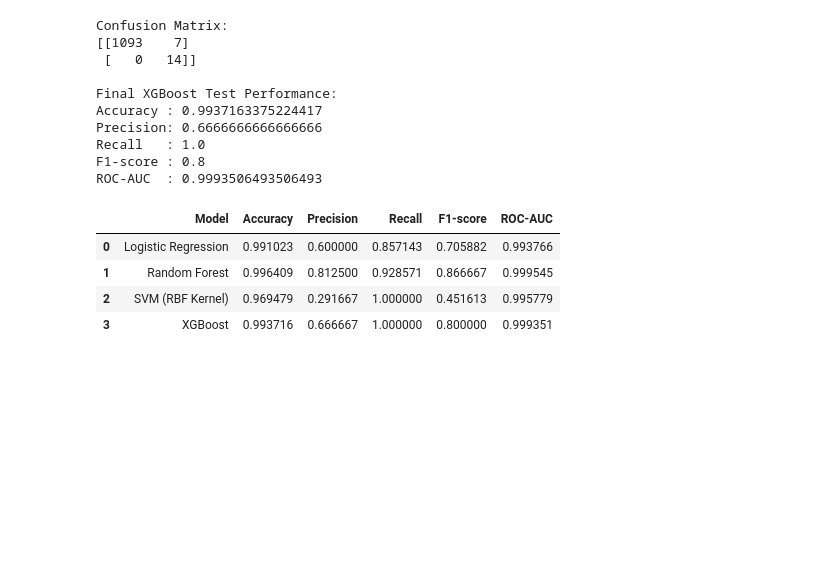
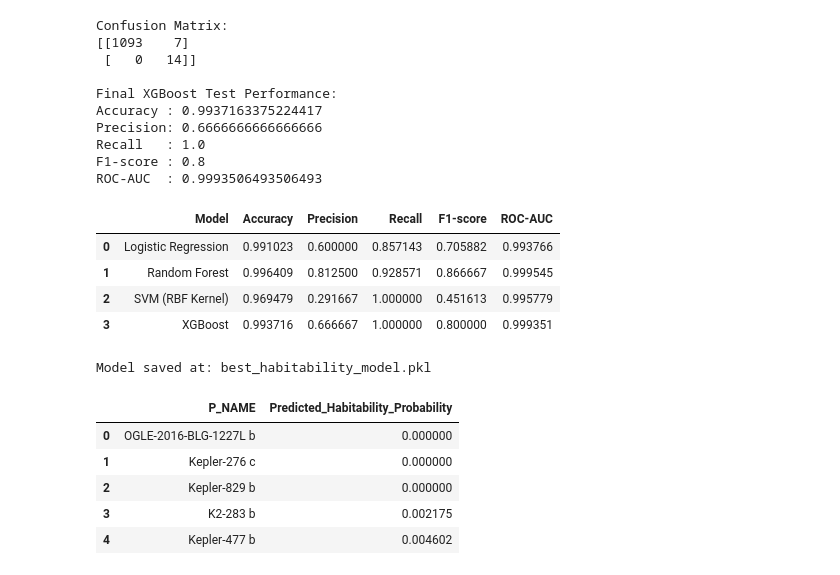
Before and after one commit to varshini-nandula/exohabitai, a Jupyter notebook: exoplanets.ipynb, the cells around one changed output. Cells and saved outputs as stored; diff of their text form; code cells hidden in the pictures; blank space fills up the shorter version.

```diff
--- a/exoplanets.ipynb
+++ b/exoplanets.ipynb
@@ -1061,4 +1061,15 @@ model_comparison
 # %%
 #Load Best Model
 best_habitability_model = rf_model
+# %%
+# Save the best habitability model
+import joblib
+
+MODEL_PATH = "best_habitability_model.pkl"
+
+joblib.dump(best_habitability_model, MODEL_PATH)
+
+print(f"Model saved at: {MODEL_PATH}")
+# %% [output]
+Model saved at: best_habitability_model.pkl
 # %%
@@ -1081,0 +1083,10 @@ ranking_df = ranking_df.sort_values(
+# %%
+# Quick sanity check
+processed_df[["P_NAME", "Predicted_Habitability_Probability"]].head()
+# %% [output]
+|  | P_NAME | Predicted_Habitability_Probability |
+| 0 | OGLE-2016-BLG-1227L b | 0.000000 |
+| 1 | Kepler-276 c | 0.000000 |
+| 2 | Kepler-829 b | 0.000000 |
+| 3 | K2-283 b | 0.002175 |
+| 4 | Kepler-477 b | 0.004602 |
```
Also changed, not shown: parts of 8 cells of this notebook, 2 other files.
